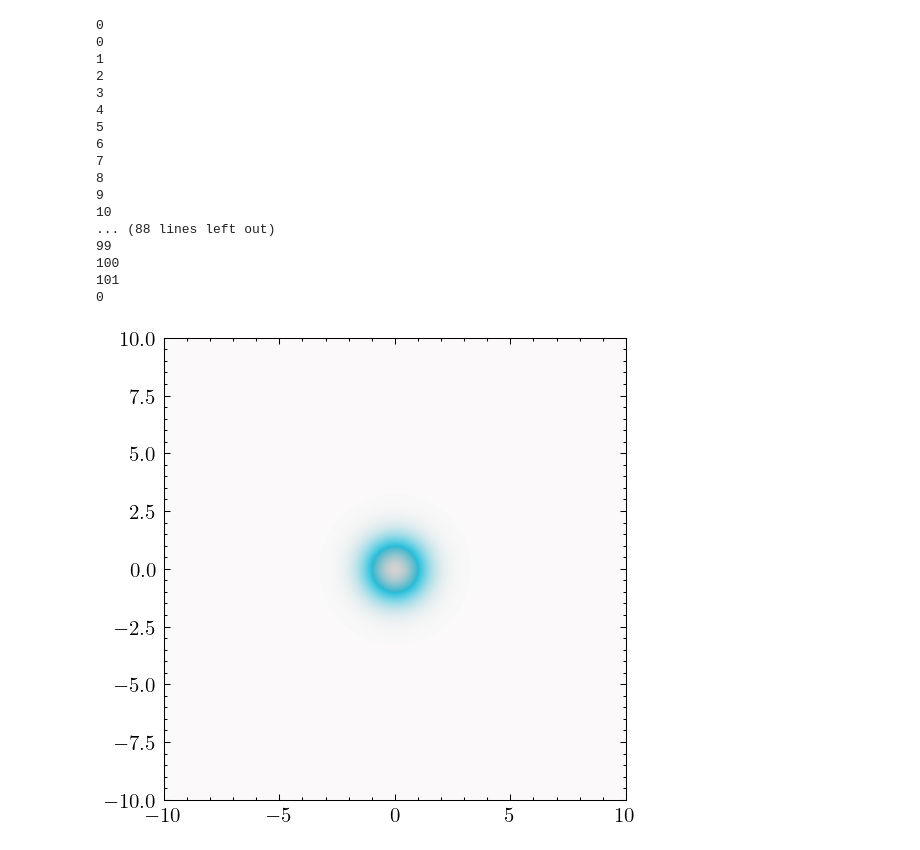
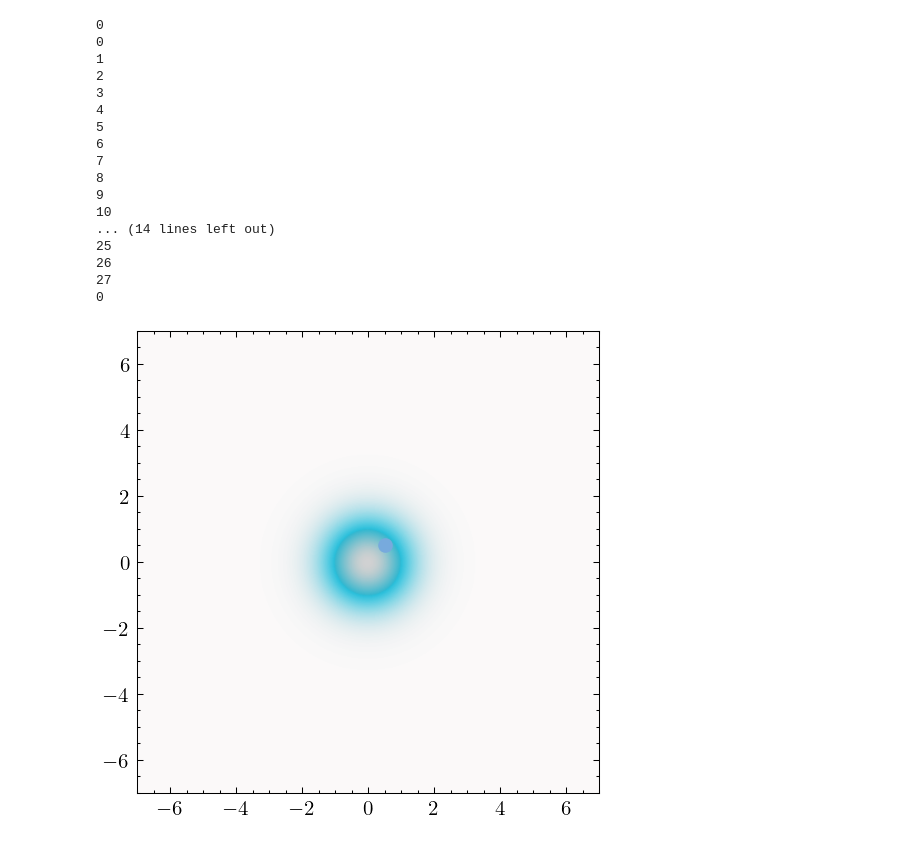
Before and after one commit to nazar-si/skyrmion-v2, a Jupyter notebook: magnum.ipynb, the cells around one changed output. Drawn from its saved outputs; the diff is of its cells as text; code cells hidden in the pictures.

Commit message:
chore: vortex with adjusted profile

```diff
--- a/magnum.ipynb
+++ b/magnum.ipynb
@@ -19,13 +21,15 @@ class PearlVortex:
         phi0=2.067833848e-15,
         core_radius=2.5e-9,
         sigma=1.0,
+        df = 2.5e-9
     ):
         # Позиция и параметры вихря
         self.pos = torch.tensor(pos, dtype=state.m.dtype, device=state.m.device)
         self.lambdaP = torch.tensor(lambdaP, dtype=state.m.dtype, device=state.m.device)
         self.phi0 = torch.tensor(phi0, dtype=state.m.dtype, device=state.m.device)
         self.core_radius = torch.tensor(core_radius, dtype=state.m.dtype, device=state.m.device)
-        self.sigma = sigma
+        self.sigma = torch.tensor(sigma, dtype=state.m.dtype, device=state.m.device)
+        self.df = torch.tensor(df, dtype=state.m.dtype, device=state.m.device)
 
     def B(self, state, pos=None):
         if pos is None:
@@ -42,34 +46,20 @@ class PearlVortex:
         Bz = self.interpolate_profile(r, self.Bz_profile)
 
         # Radial direction; handle r = 0.
-        r_safe = r.clamp_min(1e-15)
+        r_safe = torch.sqrt(r ** 2 + self.core_radius ** 2)
 
         Bx = Br * dx / r_safe
         By = Br * dy / r_safe
 
-        return self.vorticity * torch.stack(
+        return torch.stack(
             (Bx, By, Bz), dim=-1
         )
 
-    def build_profile(
-        self,
-        state,
-        r_max,
-        Nr=8193,
-        Nq=1024,
-    ):
-        """
-        Precompute the axisymmetric Pearl-vortex field
-        on a one-dimensional radial grid.
-
-        The quadrature is performed on CPU in float64.
-        The resulting profiles are transferred to the simulation device.
-        """
+    def build_profile(self, state, r_max, Nr=8193, Nq=1024):
 
         device = state.m.device
         dtype = state.m.dtype
 
-        # High-accuracy one-dimensional quadrature
         q_max = 50.0 / self.lambdaP
 
         q = torch.linspace(
@@ -86,8 +76,8 @@ class PearlVortex:
 
         qr = q[:, None] * rho[None, :]
 
-        exp_term = torch.exp(-q * self.z)
-        denom = 1.0 + 2.0 * q * self.lambdaP
+        exp_term = torch.exp(-q * self.df.cpu())
+        denom = 1.0 + 2.0 * q * self.lambdaP.cpu()
 
         common = q * exp_term / denom
 
@@ -97,13 +87,11 @@ class PearlVortex:
         integrand_r = common[:, None] * J1
         integrand_z = common[:, None] * J0
 
-        # Pearl-vortex field (positive vortex orientation).
-        prefactor = self.phi0 / (2.0 * np.pi)
+        prefactor = self.phi0.cpu() / (2.0 * torch.pi)
 
         Br = prefactor * torch.trapezoid(integrand_r, q, dim=0)
         Bz = prefactor * torch.trapezoid(integrand_z, q, dim=0)
 
-        # Store profiles on the simulation device.
         self.r_max = float(r_max)
         self.Nr = Nr
         self.dr = self.r_max / (Nr - 1)
@@ -157,7 +145,7 @@ class PearlVortex:
 # %%
 mp.Timer.enable()
 
-L = 7e-6
+L = 7e-7
 lw = 1e-7
 dx = (2.5e-9, 2.5e-9, 2.5e-9)
 n = (int(2 * L / dx[0]) + 1, int(2 * L /  dx[1]) + 1, 1)
@@ -186,8 +174,8 @@ def e_dmi(state: mp.State):
     X, Y, _ = state.mesh.SpatialCoordinate()
     x_tip, y_tip = 2 * lw, 0
     D = 1e-4
-    beta = 3
-    epsilon = 0.3
+    beta = 0
+    epsilon = 0.45
     r2 = (X - x_tip) ** 2 + (Y - y_tip) ** 2
     return 2 * D * (epsilon + beta * lw ** 3 / (r2 + lw ** 2) ** 1.5)
 
@@ -209,12 +197,13 @@ state.m = skyrmion(state)
 
 vortex = PearlVortex(
     state,
-    pos=(2 * lw, 1 * lw),
+    pos=(0.5 * lw, 0.5 * lw),
     lambdaP=lambdaP,
     phi0=phi0,
     core_radius=3 * dx[0],
-    sigma=1.0,
+    sigma=1e-15,
 )
+
 vortex.build_profile(
     state,
     r_max=2 * np.sqrt(2) * L,
@@ -236,7 +225,6 @@ llg = mp.LLGSolver([
     vortex_field,
 ])
 
-
 states = [state.m.clone().detach().cpu().reshape((n[0], n[1], 3)).swapaxes(0,1)]
 vortex_positions = [vortex.pos.cpu().numpy().copy()]
 
@@ -263,35 +252,36 @@ _cmap = Colormap('colorcet:cet_cbtc2').to_mpl()
 _cmap2 = Colormap('colorbrewer:YlGn_3').to_mpl()
 cmap = Colormap([_cmap(0), _cmap(0), _cmap2(0.5), _cmap(0.5), _cmap2(1), _cmap(1)]).to_mpl()
 
 fig, ax = plt.subplots()
 def update(i):
     print(i)
     ax.clear()
     m = states[i].numpy()
     # B = vortex_field([mesh[0].cpu(), mesh[1].cpu()], state.cpu(), frames[i]).cpu().numpy()
     # t = (((1 - m[:,:,2]) / 2))[...,None]
     image_skyrmion = np.clip(field_image(m, color='spirality'), 0,1)
     # image_vortex = cmap(np.linalg.norm(B, axis=2))
     ax.imshow(image_skyrmion[::-1], extent=[-L / lw, L / lw, -L / lw, L / lw])
+    plt.scatter(vortex_positions[i][0] / lw, vortex_positions[i][1] / lw)
 ani = animation.FuncAnimation(fig, update, repeat=True, frames=len(states), interval=50)
 writer = animation.FFMpegWriter(fps=25)
 ani.save(f"./thiele_tensor/{name}.mp4", writer=writer, dpi=200)
 # %% [output]
 0
 0
 1
 2
 3
 4
 5
 6
 7
 8
 9
 10
-... (88 lines left out)
-99
-100
-101
+... (14 lines left out)
+25
+26
+27
 0
-[figure, old version]
+[figure, new version]
```
Also changed, not shown: parts of 2 cells of this notebook.
